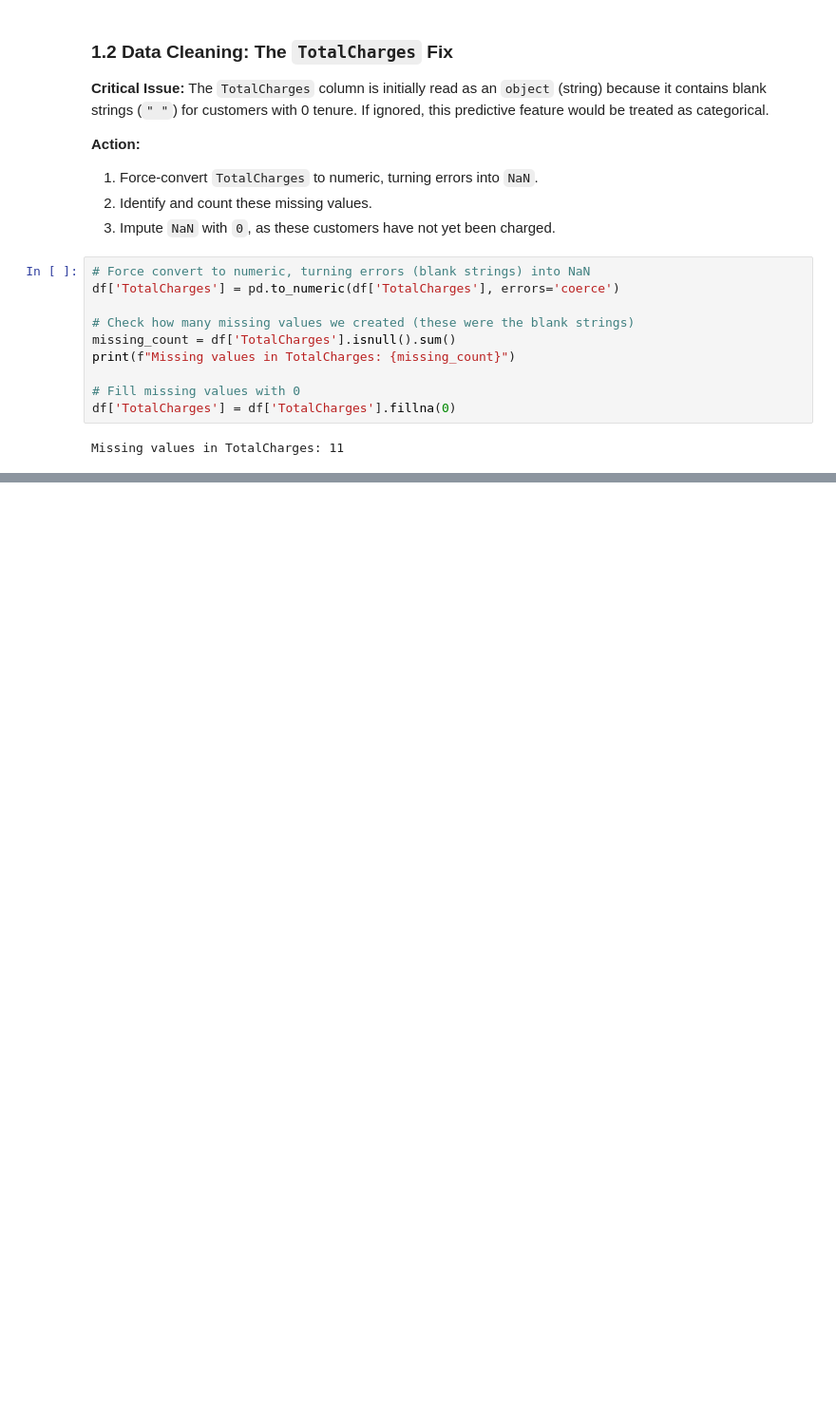
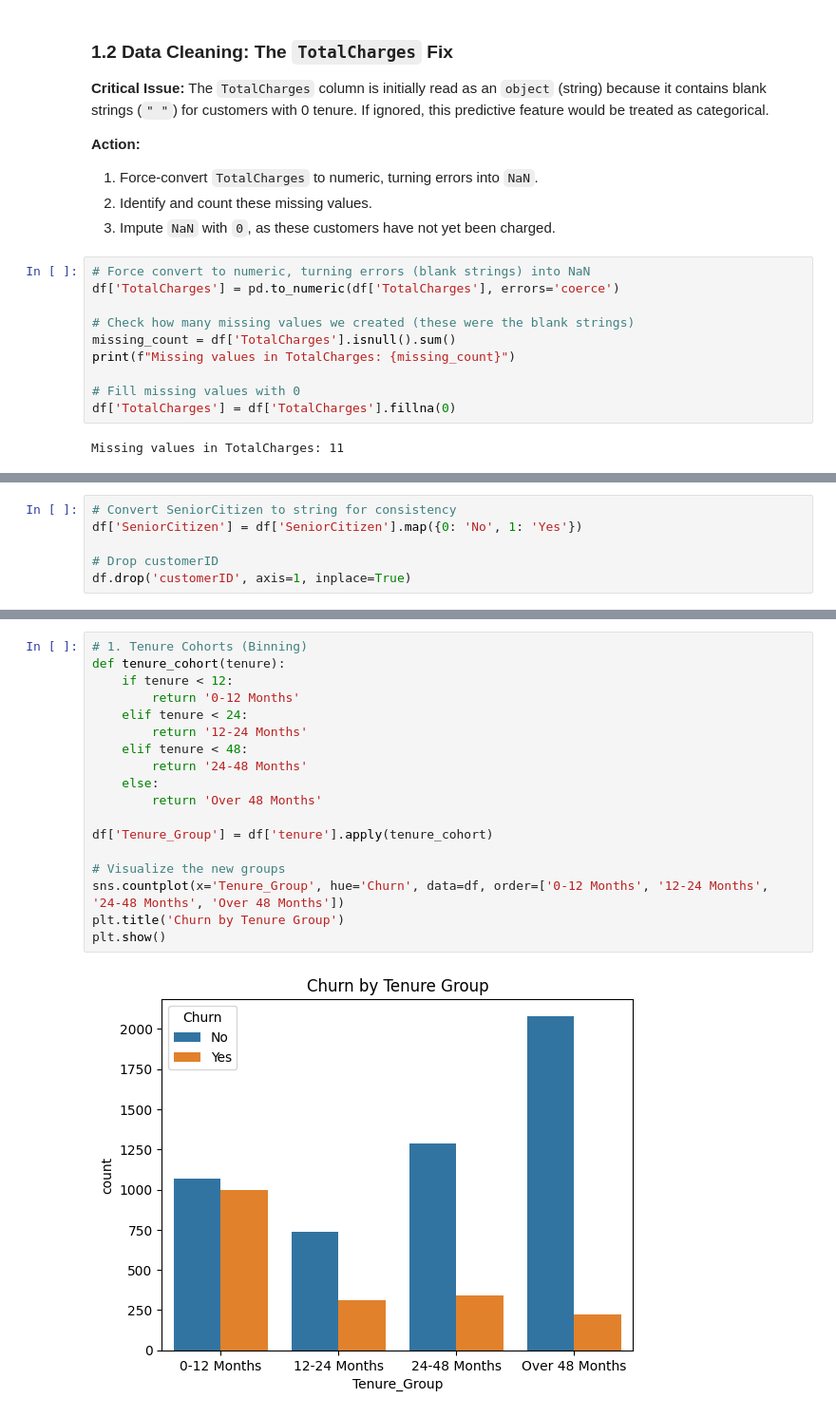
Before and after one commit to Subhro-ai/ICSSR_Telco_Customer_Churn, a Jupyter notebook: customer_churn_prediction.ipynb, the cells around one changed output, grey strips where cells are left out. Shown at 95% size. Saved outputs shown, nothing was run; the diff lists cells and outputs as text; blank space fills up the shorter version.

```diff
--- a/customer_churn_prediction.ipynb
+++ b/customer_churn_prediction.ipynb
@@ -45,0 +51,6 @@ Missing values in TotalCharges: 11
+# %%
+# Convert SeniorCitizen to string for consistency
+df['SeniorCitizen'] = df['SeniorCitizen'].map({0: 'No', 1: 'Yes'})
+
+# Drop customerID
+df.drop('customerID', axis=1, inplace=True)
@@ -45,0 +96,20 @@ Missing values in TotalCharges: 11
+# %%
+# 1. Tenure Cohorts (Binning)
+def tenure_cohort(tenure):
+    if tenure < 12:
+        return '0-12 Months'
+    elif tenure < 24:
+        return '12-24 Months'
+    elif tenure < 48:
+        return '24-48 Months'
+    else:
+        return 'Over 48 Months'
+
+df['Tenure_Group'] = df['tenure'].apply(tenure_cohort)
+
+# Visualize the new groups
+sns.countplot(x='Tenure_Group', hue='Churn', data=df, order=['0-12 Months', '12-24 Months', '24-48 Months', 'Over 48 Months'])
+plt.title('Churn by Tenure Group')
+plt.show()
+# %% [output]
+[figure, added]
```
Also changed, not shown: parts of 6 cells of this notebook.
